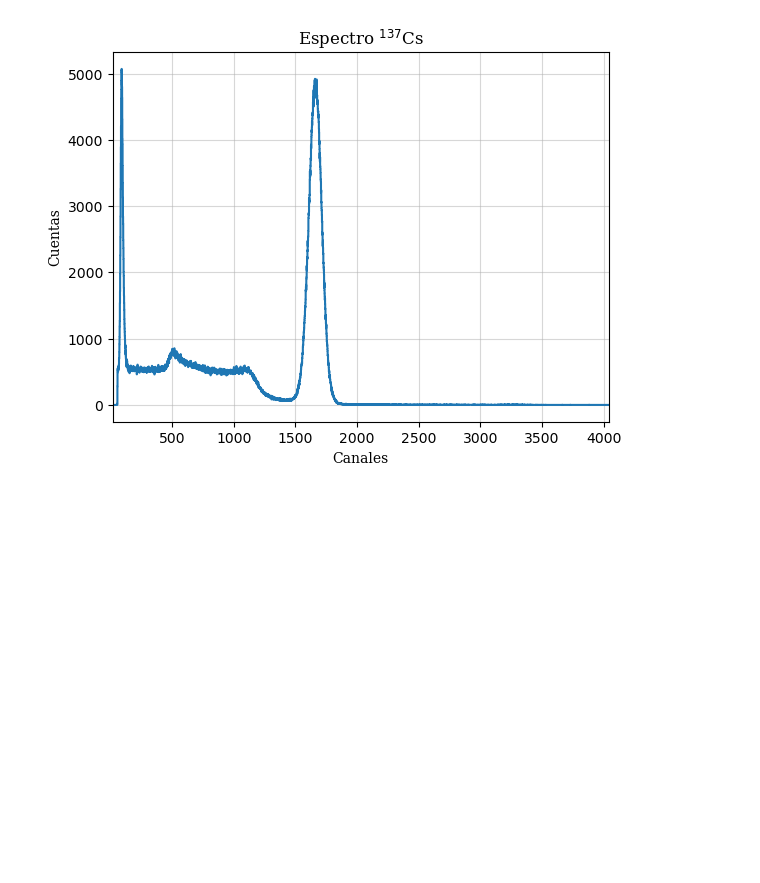
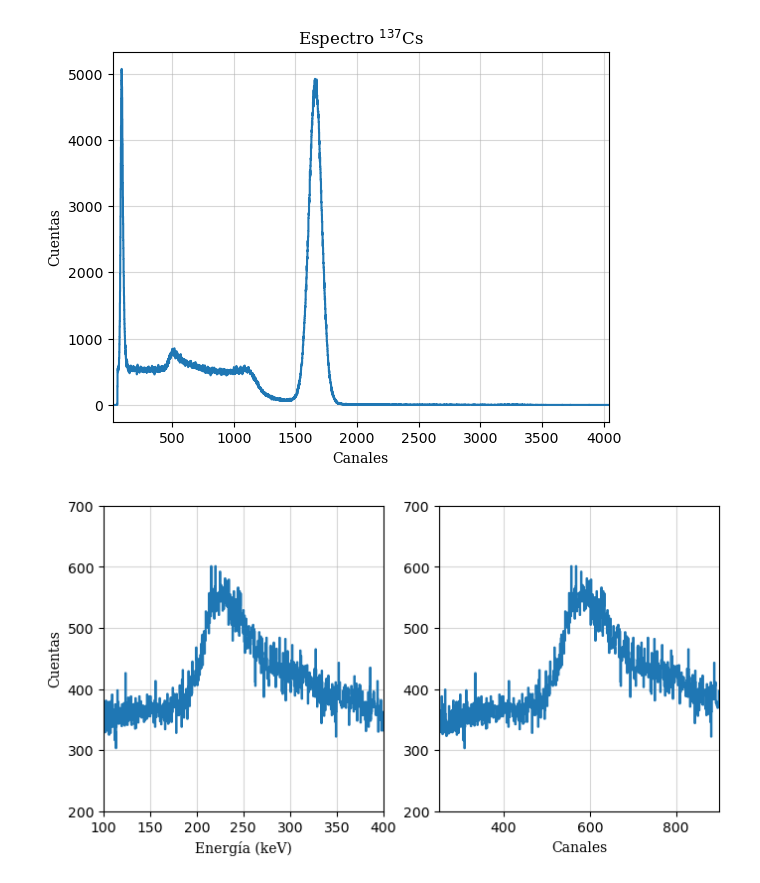
Before and after one commit to juan3ltran/Instrumentacion_Nuclear, a Jupyter notebook: Practica1/Co60.ipynb, the cells around one changed output. Cells and saved outputs as stored; diff of their text form; code cells hidden in the pictures; blank space fills up the shorter version.

```diff
--- a/Practica1/Co60.ipynb
+++ b/Practica1/Co60.ipynb
@@ -90,3 +96,29 @@ plt.title(r"Espectro $^{137}$Cs",family="serif")
 plt.grid(which='both',alpha=0.5)
 # %% [output]
 [figure]
+# %%
+energias=np.array([32.8,511,661.7,1173.2,1274.5,1332.5])
+canales=np.array([93.28,1290.79,1661.56,2873.01,3132.70,3256.57])
+# %%
+def E(canal,a0,a1):
+    return a1*canal+a0
+fitE=curve_fit(E,canales,energias)
+argsE=fitE[0]
+errorargsE=np.sqrt(np.diag(fitE[1]))
+Ecanales=E(x,*argsE)
+# %%
+fig,ax=plt.subplots(1,2,figsize=(8,4))
+ax[0].plot(Ecanales,y,ds="steps-mid")
+ax[0].set_xlabel("Energía (keV)",family="serif")
+ax[0].set_ylabel("Cuentas",family="serif")
+ax[0].set_xlim(100,400)
+ax[0].set_ylim(200,700)
+ax[0].grid(which='both',alpha=0.5)
+
+ax[1].plot(x,y,ds="steps-mid")
+ax[1].set_xlabel("Canales",family="serif")
+ax[1].set_xlim(250,900)
+ax[1].set_ylim(200,700)
+ax[1].grid(which='both',alpha=0.5)
+# %% [output]
+[figure, added]
```
Also changed, not shown: parts of 9 cells of this notebook, 1 other file.
